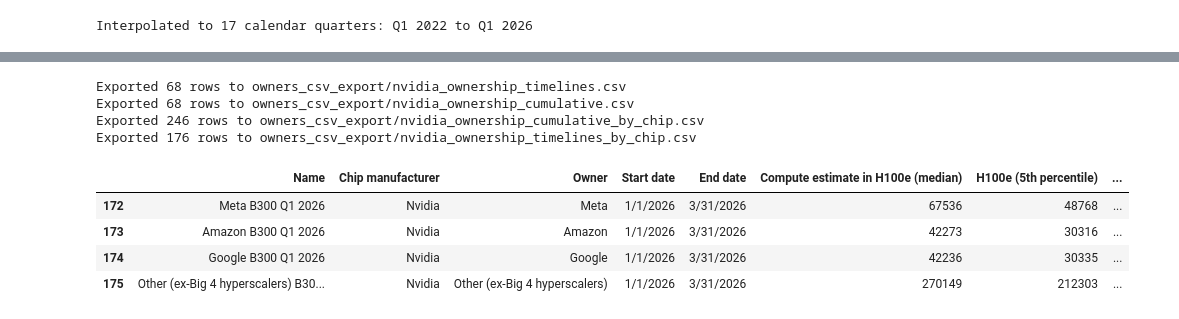
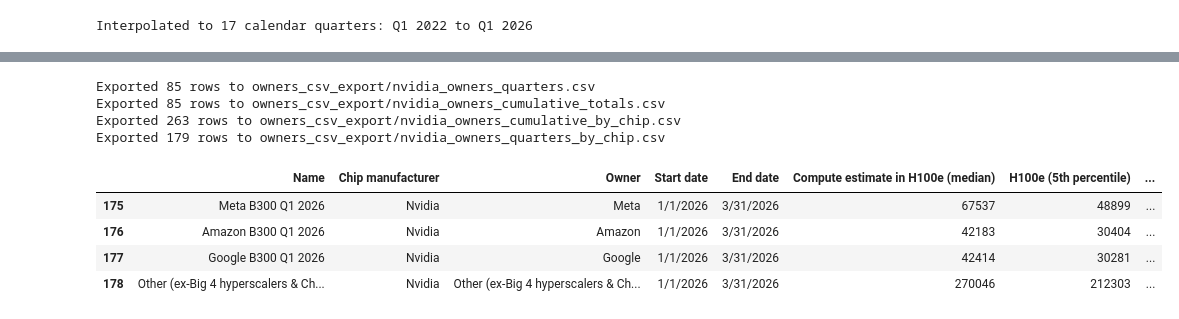
Before and after one commit to epoch-research/ai-chip-counts, a Jupyter notebook: nvidia_owners.ipynb, the cells around one changed output, grey strips where cells are left out. Drawn from its saved outputs; the diff is of its cells as text; code cells hidden in the pictures.

```diff
--- a/nvidia_owners.ipynb
+++ b/nvidia_owners.ipynb
@@ -131,6 +131,8 @@ def get_deflation_factor(quarter, chip):
         return np.sqrt((current_bounds[0] * current_bounds[1]) / (base_bounds[0] * base_bounds[1]))
     return 1.0
 
+PRICE_CORRELATION = 0.5  # Correlation between chip prices across types
+
 # ==============================================
 # SAMPLING FUNCTIONS
 # ==============================================
@@ -362,6 +364,8 @@ total_quarterly_samples = estimate_cumulative_chip_sales(
     sample_shares=sample_shares,
     sample_base_price=sample_base_price,
     get_deflation_factor=get_deflation_factor,
+    price_correlation = PRICE_CORRELATION,
+    base_price_distributions=BASE_PRICES,
     sample_revenue_uncertainty=lambda: HARDWARE_SHARE @ 1,
     n_samples=N_SAMPLES,
 )
@@ -690,6 +742,12 @@ for company in HYPERSCALERS:
     # Then compute running totals from calendar quarters
     hyperscaler_calendar_running[company] = compute_running_totals(calendar_quarterly)
 
+# Interpolate China to calendar quarters
+china_calendar_quarterly = interpolate_samples_to_calendar_quarters(
+    china_results[CHINA_OWNER], quarter_dates
+)
+china_calendar_running = compute_running_totals(china_calendar_quarterly)
+
 CALENDAR_QUARTERS = list(hyperscaler_calendar_running[HYPERSCALERS[0]].keys())
 print(f"Interpolated to {len(CALENDAR_QUARTERS)} calendar quarters: {CALENDAR_QUARTERS[0]} to {CALENDAR_QUARTERS[-1]}")
 # %% [output]
@@ -955,32 +1055,45 @@ Hyperscaler share of total Nvidia H100e (Q1 2026):
 # %%
 # ==============================================
 # EXPORT TO CSV
 # ==============================================
 
-from chip_estimates_utils import export_nvidia_ownership_csvs
+from chip_estimates_utils import export_nvidia_owners_csvs, make_incomplete_note_fn
 
-ALL_OWNERS = HYPERSCALERS + ['Other']
+ALL_OWNERS = HYPERSCALERS + [CHINA_OWNER, 'Other']
 
-timelines_df, cumulative_df, cumulative_by_chip_df, timelines_by_chip_df = export_nvidia_ownership_csvs(
+# Build incomplete note function from fiscal data coverage
+nvidia_first_start = revenue_df['Start Date'].iloc[0]
+nvidia_last_end = revenue_df['End Date'].iloc[-1]
+incomplete_note_fn = make_incomplete_note_fn(nvidia_first_start, nvidia_last_end, source_label='Nvidia')
+
+# Merge China data into the hyperscaler dicts so the export function can handle it uniformly.
+# "Other" in the export is computed as total minus all entries in 'hyperscalers',
+# so including China there makes Other = Total - hyperscalers - China, which is correct.
+all_named_owners = HYPERSCALERS + [CHINA_OWNER]
+merged_calendar_quarterly = {**hyperscaler_calendar_quarterly, CHINA_OWNER: china_calendar_quarterly}
+merged_calendar_running = {**hyperscaler_calendar_running, CHINA_OWNER: china_calendar_running}
+
+timelines_df, cumulative_df, cumulative_by_chip_df, timelines_by_chip_df = export_nvidia_owners_csvs(
     calendar_quarters=CALENDAR_QUARTERS,
-    hyperscalers=HYPERSCALERS,
+    hyperscalers=all_named_owners,
     all_owners=ALL_OWNERS,
     chip_types=CHIP_TYPES,
     chip_specs=CHIP_SPECS,
     h100_tops=H100_TOPS,
-    hyperscaler_calendar_quarterly=hyperscaler_calendar_quarterly,
-    hyperscaler_calendar_running=hyperscaler_calendar_running,
+    hyperscaler_calendar_quarterly=merged_calendar_quarterly,
+    hyperscaler_calendar_running=merged_calendar_running,
     total_calendar_running=total_calendar_running,
     total_calendar_quarterly=total_calendar_quarterly,
+    incomplete_note_fn=incomplete_note_fn,
 )
 timelines_by_chip_df.tail(4)
 # %% [output]
-Exported 68 rows to owners_csv_export/nvidia_ownership_timelines.csv
-Exported 68 rows to owners_csv_export/nvidia_ownership_cumulative.csv
-Exported 246 rows to owners_csv_export/nvidia_ownership_cumulative_by_chip.csv
-Exported 176 rows to owners_csv_export/nvidia_ownership_timelines_by_chip.csv
+Exported 85 rows to owners_csv_export/nvidia_owners_quarters.csv
+Exported 85 rows to owners_csv_export/nvidia_owners_cumulative_totals.csv
+Exported 263 rows to owners_csv_export/nvidia_owners_cumulative_by_chip.csv
+Exported 179 rows to owners_csv_export/nvidia_owners_quarters_by_chip.csv
 |  | Name | Chip manufacturer | Owner | Start date | End date | Compute estimate in H100e (median) | H100e (5th percentile) | ... |
-| 172 | Meta B300 Q1 2026 | Nvidia | Meta | 1/1/2026 | 3/31/2026 | 67536 | 48768 | ... |
-| 173 | Amazon B300 Q1 2026 | Nvidia | Amazon | 1/1/2026 | 3/31/2026 | 42273 | 30316 | ... |
-| 174 | Google B300 Q1 2026 | Nvidia | Google | 1/1/2026 | 3/31/2026 | 42236 | 30335 | ... |
-| 175 | Other (ex-Big 4 hyperscalers) B30... | Nvidia | Other (ex-Big 4 hyperscalers) | 1/1/2026 | 3/31/2026 | 270149 | 212303 | ... |
+| 175 | Meta B300 Q1 2026 | Nvidia | Meta | 1/1/2026 | 3/31/2026 | 67537 | 48899 | ... |
+| 176 | Amazon B300 Q1 2026 | Nvidia | Amazon | 1/1/2026 | 3/31/2026 | 42183 | 30404 | ... |
+| 177 | Google B300 Q1 2026 | Nvidia | Google | 1/1/2026 | 3/31/2026 | 42414 | 30281 | ... |
+| 178 | Other (ex-Big 4 hyperscalers & Ch... | Nvidia | Other (ex-Big 4 hyperscalers & Ch... | 1/1/2026 | 3/31/2026 | 270046 | 212303 | ... |
```
Also changed, not shown: parts of 9 cells of this notebook, 48 other files.
